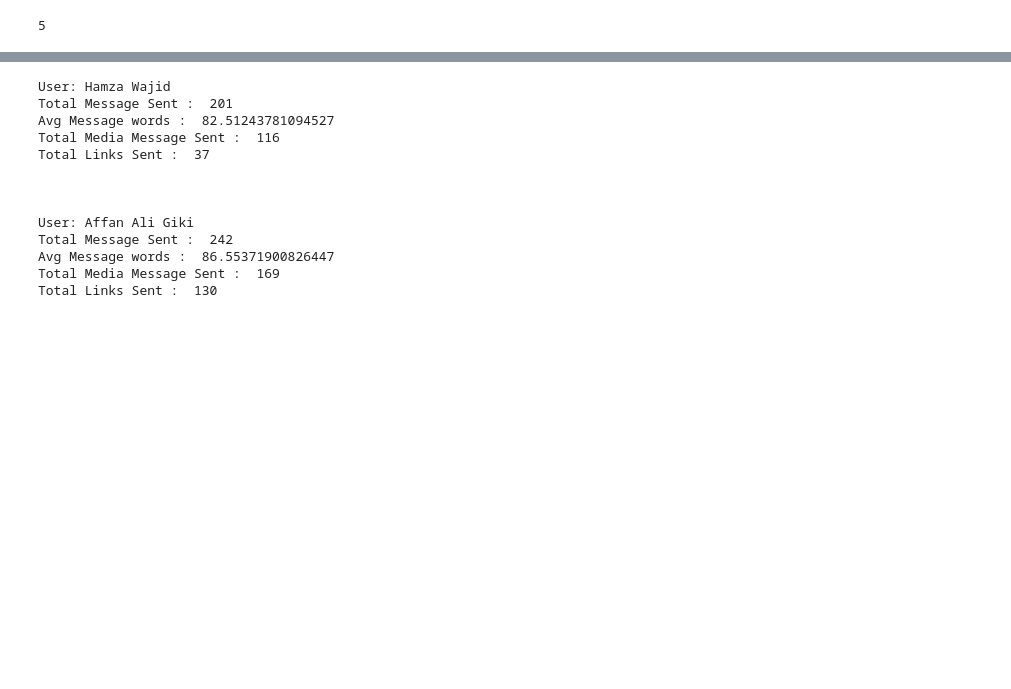
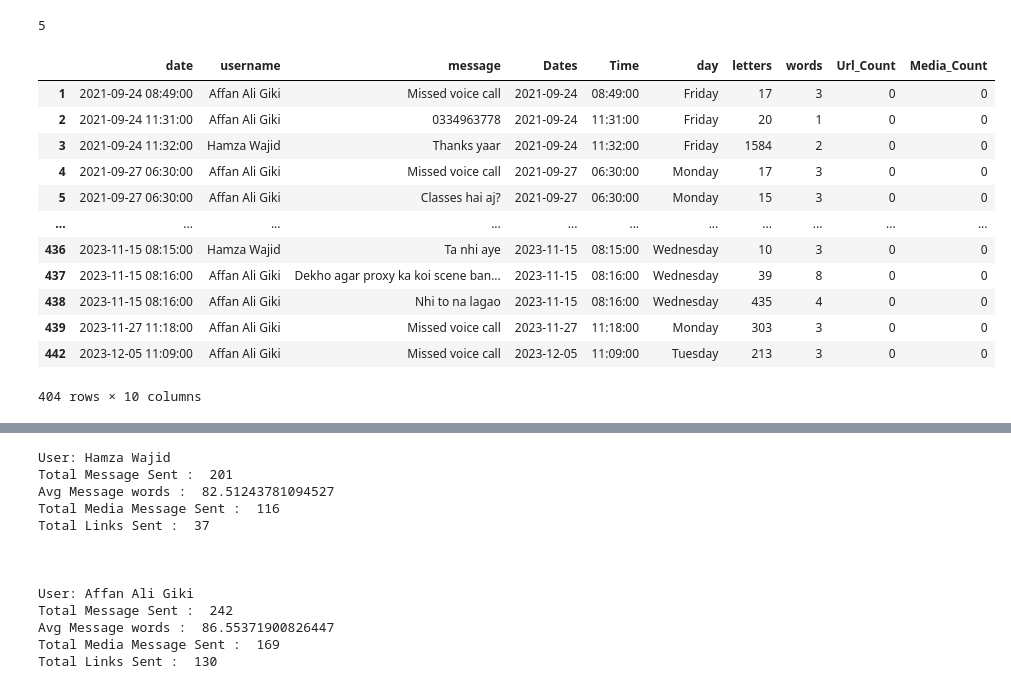
Before and after one commit to HamzaWajid1/Whatsapp_chat_finetuned_chatbot, a Jupyter notebook: Whatsapp_chat_analysis_with_chatbot_implementation.ipynb, the cells around one changed output, grey strips where cells are left out. Saved outputs shown, nothing was run; the diff lists cells and outputs as text; code cells hidden in the pictures; blank space fills up the shorter version.

```diff
--- a/Whatsapp_chat_analysis_with_chatbot_implementation.ipynb
+++ b/Whatsapp_chat_analysis_with_chatbot_implementation.ipynb
@@ -285,3 +258,20 @@ links=np.sum(df.Url_Count)
 links
 # %% [output]
 5
+# %%
+df=df[df['Url_Count']<1]
+df
+# %% [output]
+|  | date | username | message | Dates | Time | day | letters | words | Url_Count | Media_Count |
+| 1 | 2021-09-24 08:49:00 | Affan Ali Giki | Missed voice call | 2021-09-24 | 08:49:00 | Friday | 17 | 3 | 0 | 0 |
+| 2 | 2021-09-24 11:31:00 | Affan Ali Giki | 0334963778 | 2021-09-24 | 11:31:00 | Friday | 20 | 1 | 0 | 0 |
+| 3 | 2021-09-24 11:32:00 | Hamza Wajid | Thanks yaar | 2021-09-24 | 11:32:00 | Friday | 1584 | 2 | 0 | 0 |
+| 4 | 2021-09-27 06:30:00 | Affan Ali Giki | Missed voice call | 2021-09-27 | 06:30:00 | Monday | 17 | 3 | 0 | 0 |
+| 5 | 2021-09-27 06:30:00 | Affan Ali Giki | Classes hai aj? | 2021-09-27 | 06:30:00 | Monday | 15 | 3 | 0 | 0 |
+| ... | ... | ... | ... | ... | ... | ... | ... | ... | ... | ... |
+| 436 | 2023-11-15 08:15:00 | Hamza Wajid | Ta nhi aye | 2023-11-15 | 08:15:00 | Wednesday | 10 | 3 | 0 | 0 |
+| 437 | 2023-11-15 08:16:00 | Affan Ali Giki | Dekho agar proxy ka koi scene ban... | 2023-11-15 | 08:16:00 | Wednesday | 39 | 8 | 0 | 0 |
+| 438 | 2023-11-15 08:16:00 | Affan Ali Giki | Nhi to na lagao | 2023-11-15 | 08:16:00 | Wednesday | 435 | 4 | 0 | 0 |
+| 439 | 2023-11-27 11:18:00 | Affan Ali Giki | Missed voice call | 2023-11-27 | 11:18:00 | Monday | 303 | 3 | 0 | 0 |
+| 442 | 2023-12-05 11:09:00 | Affan Ali Giki | Missed voice call | 2023-12-05 | 11:09:00 | Tuesday | 213 | 3 | 0 | 0 |
+404 rows × 10 columns
```
Also changed, not shown: parts of 33 cells of this notebook.
